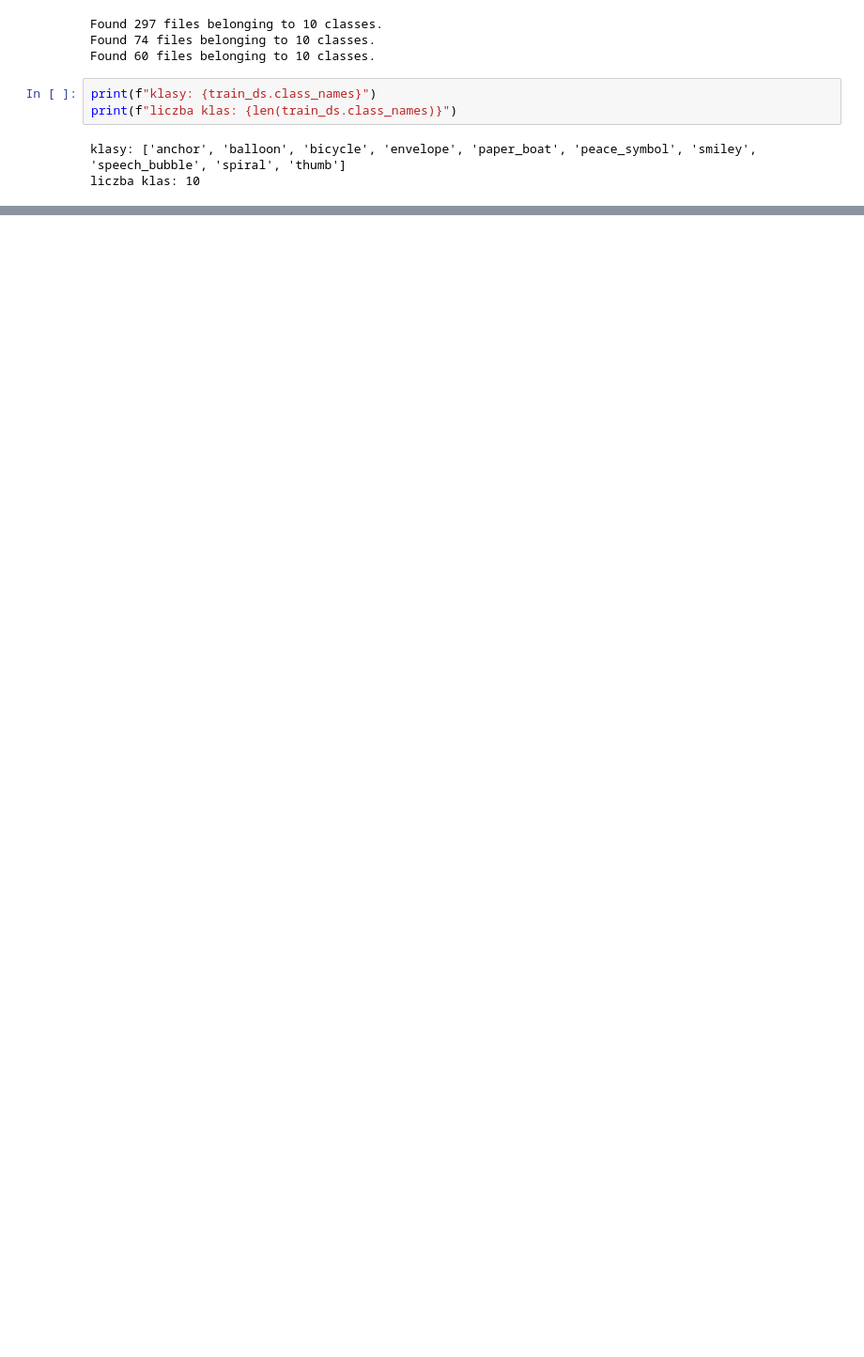
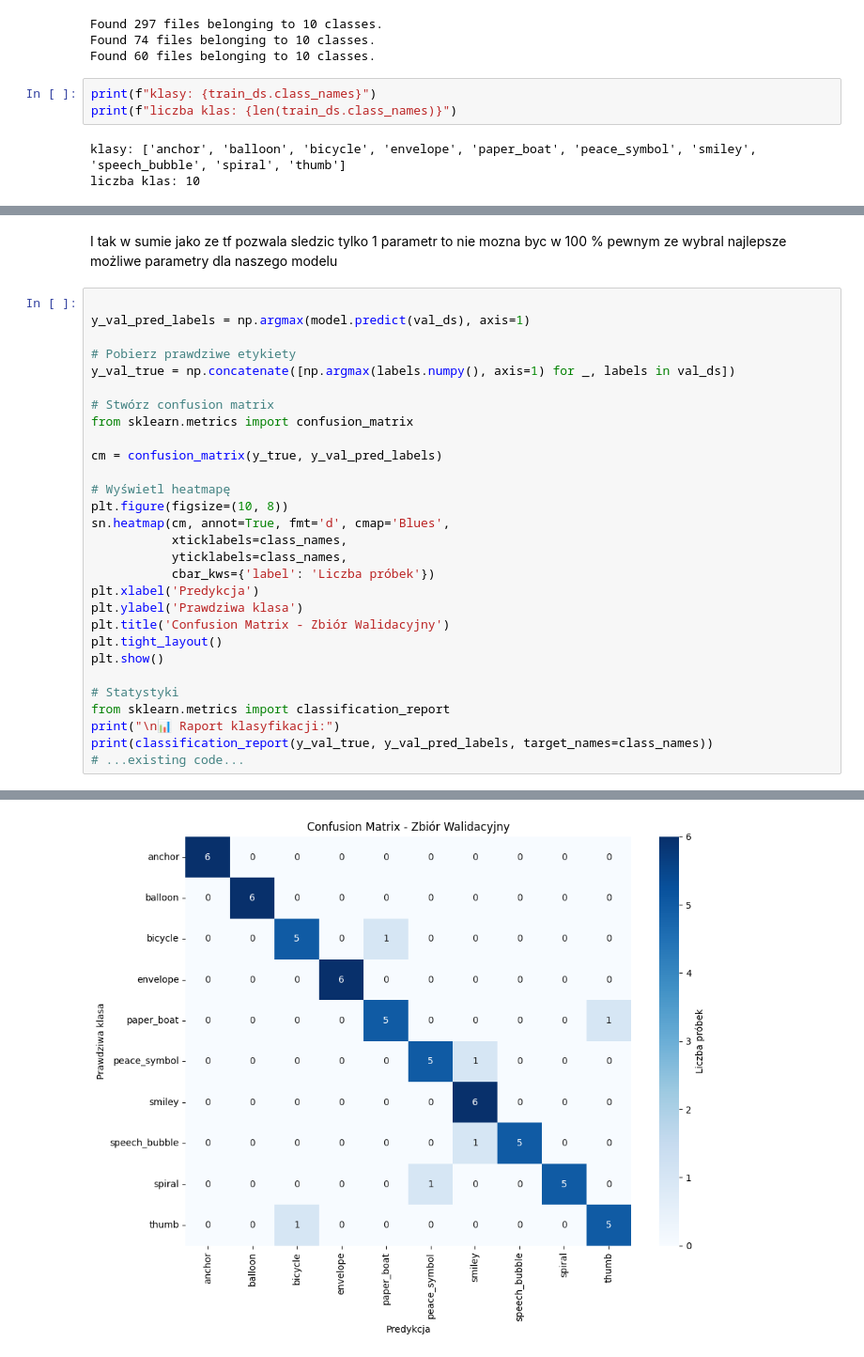
Before and after one commit to fidok15/ProjektRekrutacjaSolvro, a Jupyter notebook: Project/tensorflow.ipynb, the cells around one changed output, grey strips where cells are left out. Shown at 94% size. Drawn from its saved outputs; the diff is of its cells as text; blank space fills up the shorter version.

```diff
--- a/Project/tensorflow.ipynb
+++ b/Project/tensorflow.ipynb
@@ -77,0 +273,32 @@ liczba klas: 10
+# %% [markdown]
+I tak w sumie jako ze tf pozwala sledzic tylko 1 parametr to nie mozna byc w 100 % pewnym ze wybral najlepsze możliwe parametry dla naszego modelu
+# %%
+
+y_val_pred_labels = np.argmax(model.predict(val_ds), axis=1)
+
+# Pobierz prawdziwe etykiety
+y_val_true = np.concatenate([np.argmax(labels.numpy(), axis=1) for _, labels in val_ds])
+
+# Stwórz confusion matrix
+from sklearn.metrics import confusion_matrix
+
+cm = confusion_matrix(y_true, y_val_pred_labels)
+
+# Wyświetl heatmapę
+plt.figure(figsize=(10, 8))
+sn.heatmap(cm, annot=True, fmt='d', cmap='Blues',
+           xticklabels=class_names,
+           yticklabels=class_names,
+           cbar_kws={'label': 'Liczba próbek'})
+plt.xlabel('Predykcja')
+plt.ylabel('Prawdziwa klasa')
+plt.title('Confusion Matrix - Zbiór Walidacyjny')
+plt.tight_layout()
+plt.show()
+
+# Statystyki
+from sklearn.metrics import classification_report
+print("\n📊 Raport klasyfikacji:")
+print(classification_report(y_val_true, y_val_pred_labels, target_names=class_names))
+# ...existing code...
+# %% [output]
@@ -77,0 +307 @@ liczba klas: 10
+[figure, added]
```
Also changed, not shown: parts of 10 cells of this notebook, 3 other files.
